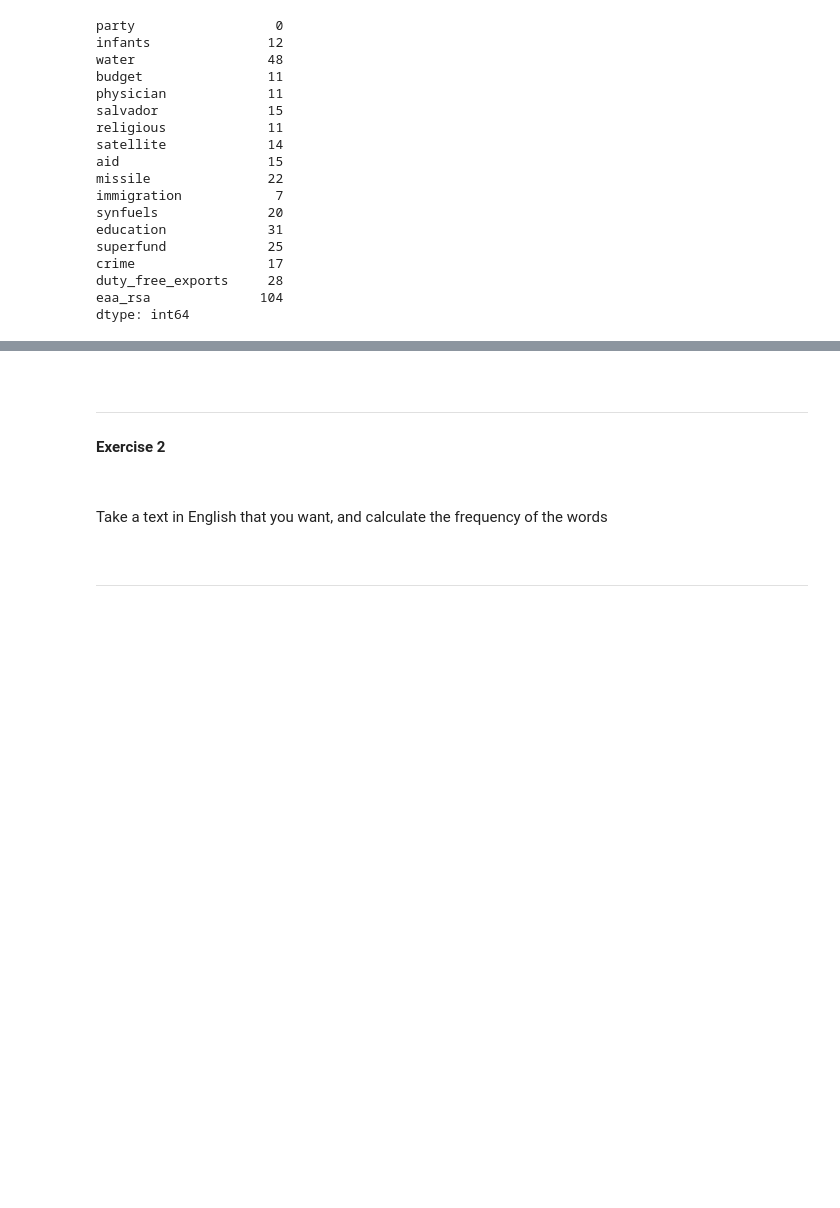
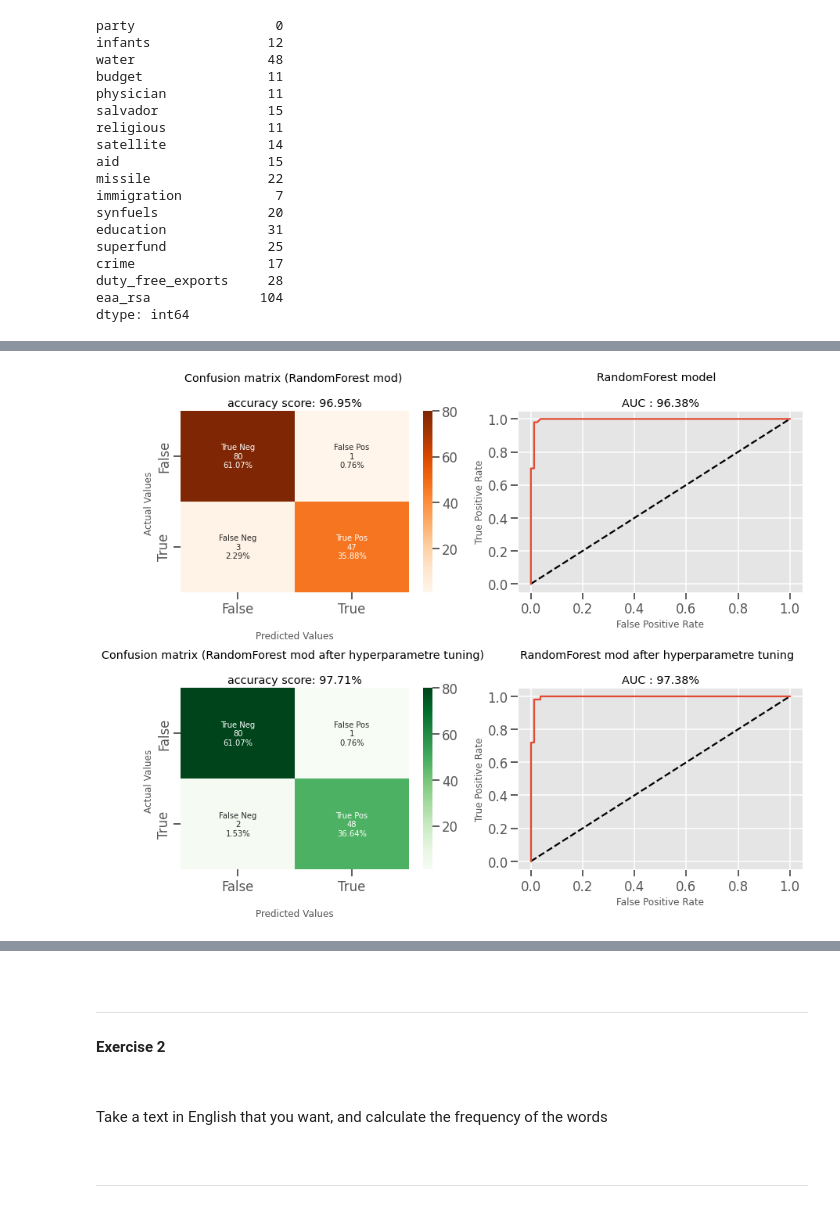
Before and after one commit to Pevicsanch/advanced-machine-learning, a Jupyter notebook: s12_t01_advanced_machine.ipynb, the cells around one changed output, grey strips where cells are left out. Drawn from its saved outputs; the diff is of its cells as text; code cells hidden in the pictures; blank space fills up the shorter version.

```diff
--- a/s12_t01_advanced_machine.ipynb
+++ b/s12_t01_advanced_machine.ipynb
@@ -158,0 +482,8 @@ steps = [('imputation', imp),
+# %%
+# Predict the labels of the test set: y_pred
+y_pred = cv.predict(X_test)
+
+# Compute and print metrics
+print("Accuracy: {}".format(cv.score(X_test, y_test)))
+print(classification_report(y_test, y_pred))
+print("Tuned Model Parameters: {}".format(cv.best_params_))
@@ -158,0 +502,11 @@ steps = [('imputation', imp),
+# %%
+#keep scrore
+report = classification_report(y_test, y_pred ,output_dict=True)
+report = pd.DataFrame(report).transpose()
+#keep confusion matrix
+cf_matrix = confusion_matrix(y_test, y_pred)
+#keep acurracy
+acu = accuracy_score(y_test, y_pred)
+#keep AUC
+auc = roc_auc_score(y_test, y_pred)
+f1_macro= f1_score(y_test, y_pred, average="macro" )
@@ -158,0 +532,66 @@ steps = [('imputation', imp),
+# %%
+sns.set_context("talk")
+plt.style.use('ggplot')
+
+fig, axes = plt.subplots(2,2,figsize=(12,10),alpha=0.5)
+group_names = ['True Neg','False Pos','False Neg','True Pos']
+
+######## plot confidence matrix
+
+    #mod
+
+group_counts = ["{0:0.0f}".format(value) for value in cf_matrix1.flatten()]
+group_percentages = ["{0:.2%}".format(value) for value in cf_matrix1.flatten()/np.sum(cf_matrix1)]
+labels = [f"{v1}\n{v2}\n{v3}" for v1, v2, v3 in zip(group_names,group_counts,group_percentages)]
+labels = np.asarray(labels).reshape(2,2)
+ax = sns.heatmap(cf_matrix1, annot=labels, fmt='', cmap='Oranges',ax=axes[0,0])
+axes[0,0].set_title('Confusion matrix (RandomForest mod) \n\n' + "accuracy score: {0:.2%}".format(acu1));
+axes[0,0].set_xlabel('\nPredicted Values')
+axes[0,0].set_ylabel('Actual Values ');
+## Ticket labels - List must be in alphabetical order
+axes[0,0].xaxis.set_ticklabels(['False','True'])
+axes[0,0].yaxis.set_ticklabels(['False','True'])
+
+
+   #mod after hyperparametre tuning
+group_counts = ["{0:0.0f}".format(value) for value in cf_matrix.flatten()]
+group_percentages = ["{0:.2%}".format(value) for value in cf_matrix.flatten()/np.sum(cf_matrix)]
+labels = [f"{v1}\n{v2}\n{v3}" for v1, v2, v3 in zip(group_names,group_counts,group_percentages)]
+labels = np.asarray(labels).reshape(2,2)
+ax = sns.heatmap(cf_matrix, annot=labels, fmt='', cmap='Greens',ax=axes[1,0])
+axes[1,0].set_title('Confusion matrix (RandomForest mod after hyperparametre tuning) \n\n' + "accuracy score: {0:.2%}".format(acu));
+axes[1,0].set_xlabel('\nPredicted Values')
+axes[1,0].set_ylabel('Actual Values ');
+## Ticket labels - List must be in alphabetical order
+axes[1,0].xaxis.set_ticklabels(['False','True'])
+axes[1,0].yaxis.set_ticklabels(['False','True'])
+
+#plot AUC curve
+    #mod 1
+
+y_pred_prob = rfc1.predict_proba(X_test)[:,1]
+fpr1, tpr1, thresholds1 = roc_curve(y_test, y_pred_prob)
+axes[0,1].plot([0, 1], [0, 1], 'k--')
+axes[0,1].plot(fpr1, tpr1, label='Random forest classifier')
+axes[0,1].set_xlabel('False Positive Rate')
+axes[0,1].set_ylabel('True Positive Rate')
+axes[0,1].set_title('RandomForest model  \n\n'+ "AUC : {0:.2%}".format(auc1))
+
+
+
+
+
+    #mod after hyperparametre tuning
+y_pred_prob = cv.predict_proba(X_test)[:,1]
+fpr1, tpr1, thresholds1 = roc_curve(y_test, y_pred_prob)
+axes[1,1].plot([0, 1], [0, 1], 'k--')
+axes[1,1].plot(fpr1, tpr1, label='RandomForest classifier')
+axes[1,1].set_xlabel('False Positive Rate')
+axes[1,1].set_ylabel('True Positive Rate')
+axes[1,1].set_title('RandomForest mod after hyperparametre tuning  \n\n'+ "AUC : {0:.2%}".format(auc))
+
+
+plt.tight_layout()
+plt.show()
+# %% [output]
+[figure, added]
```
Also changed, not shown: parts of 134 cells of this notebook.
